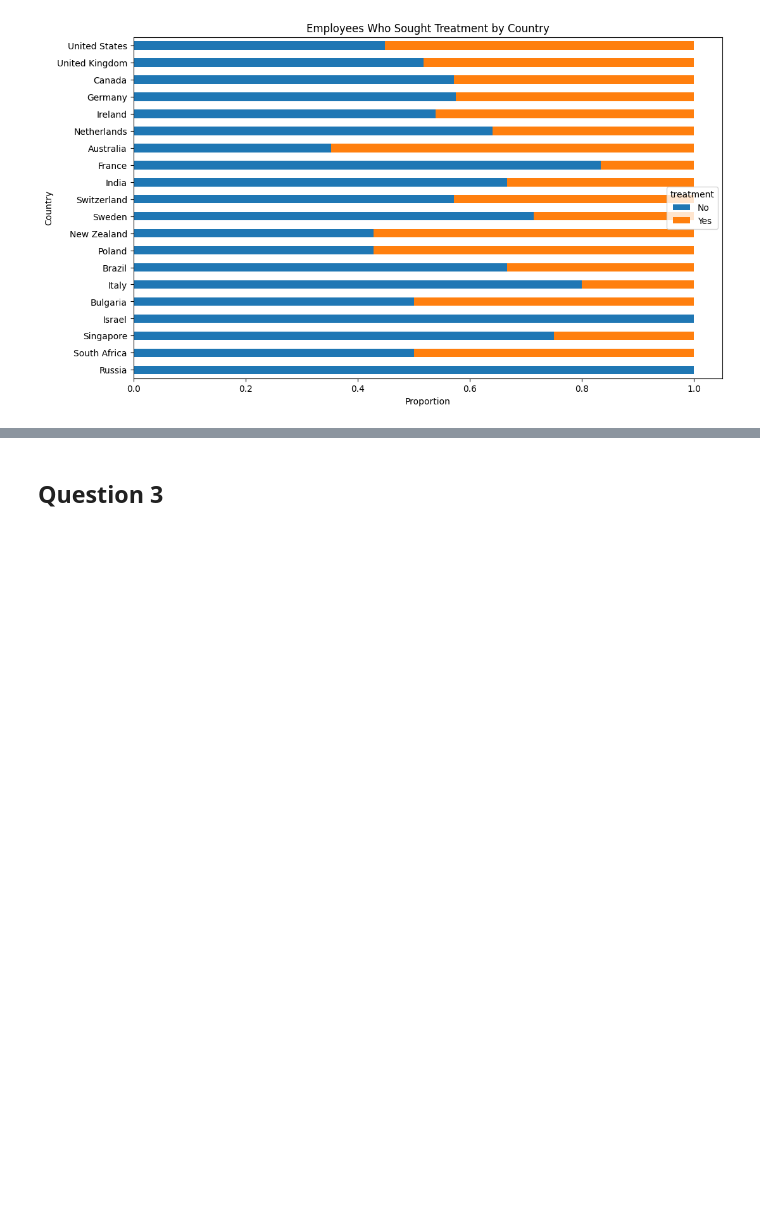
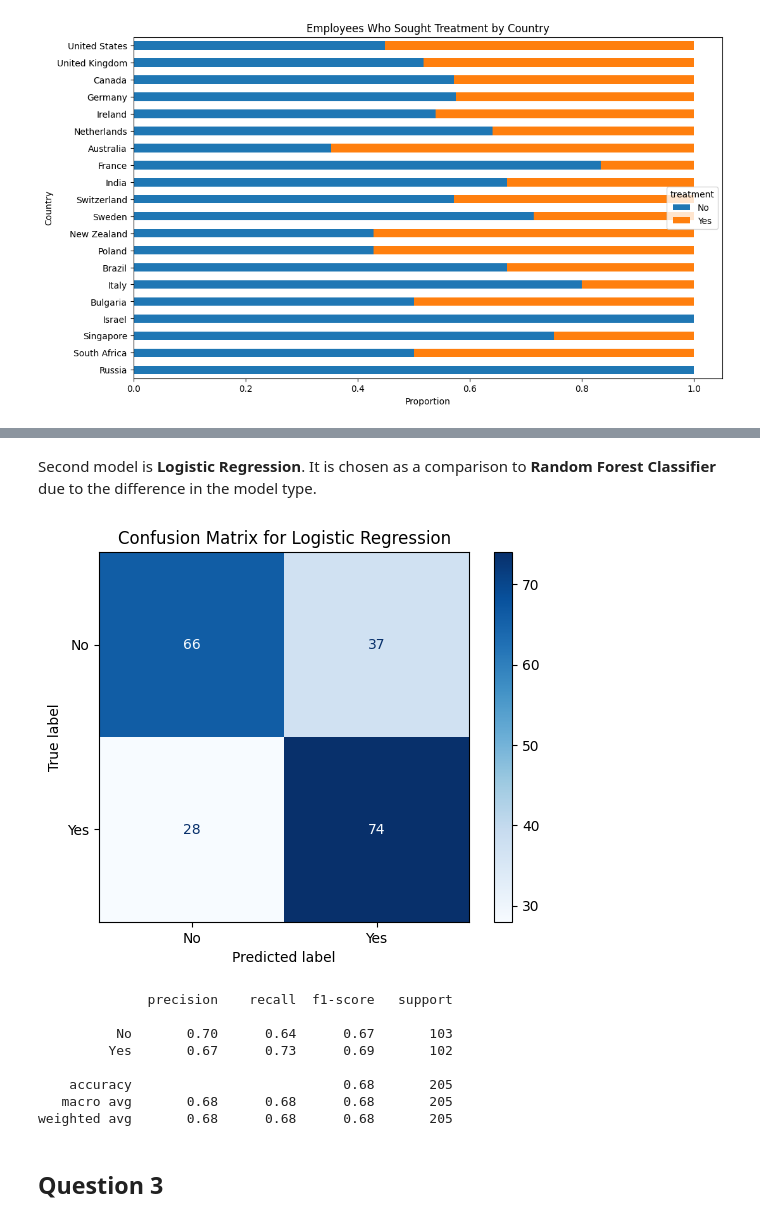
Before and after one commit to edmundlemon/mental_health_data_analysis, a Jupyter notebook: assignment.ipynb, the cells around one changed output, grey strips where cells are left out. Saved outputs shown, nothing was run; the diff lists cells and outputs as text; code cells hidden in the pictures; blank space fills up the shorter version.

```diff
--- a/assignment.ipynb
+++ b/assignment.ipynb
@@ -233,3 +305,28 @@ works_in_tech.to_csv('works_in_tech.csv', index=False)
+# %% [markdown]
+Second model is **Logistic Regression**. It is chosen as a comparison to **Random Forest Classifier** due to the difference in the model type.
+# %%
+clf = Pipeline(steps=[
+	('preprocessor', preprocessor),
+	('classifier', LogisticRegression(random_state=42))
+])
+clf.fit(X_train, y_train)
+y_pred = clf.predict(X_test)
+cm  = confusion_matrix(y_test, y_pred, labels=clf.classes_)
+disp = ConfusionMatrixDisplay(confusion_matrix=cm, display_labels=clf.classes_)
+disp.plot(cmap=plt.cm.Blues)
+plt.title("Confusion Matrix for Logistic Regression")
+plt.show()
+print(classification_report(y_test, y_pred))
+# %% [output]
+[figure, added]
+              precision    recall  f1-score   support
+
+          No       0.70      0.64      0.67       103
+         Yes       0.67      0.73      0.69       102
+
+    accuracy                           0.68       205
+   macro avg       0.68      0.68      0.68       205
+weighted avg       0.68      0.68      0.68       205
 # %% [markdown]
 ## Question 3
 # %% [markdown]
```
Also changed, not shown: parts of 19 cells of this notebook, 2 other files.
